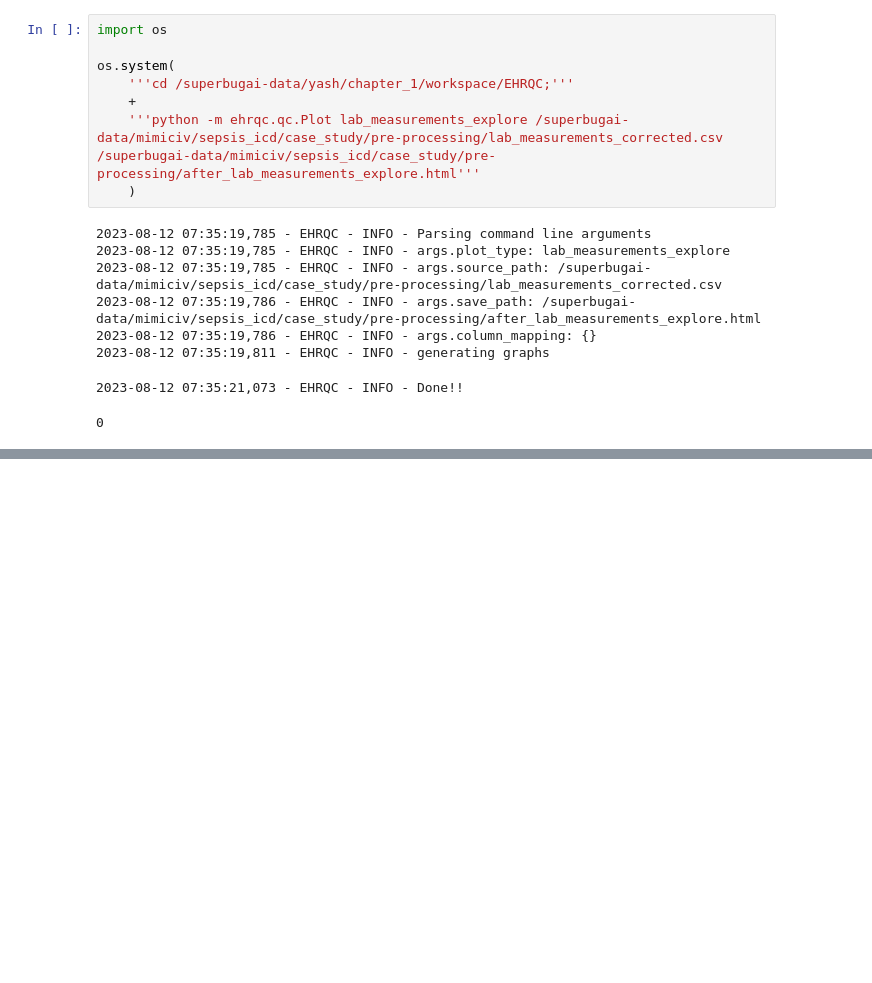
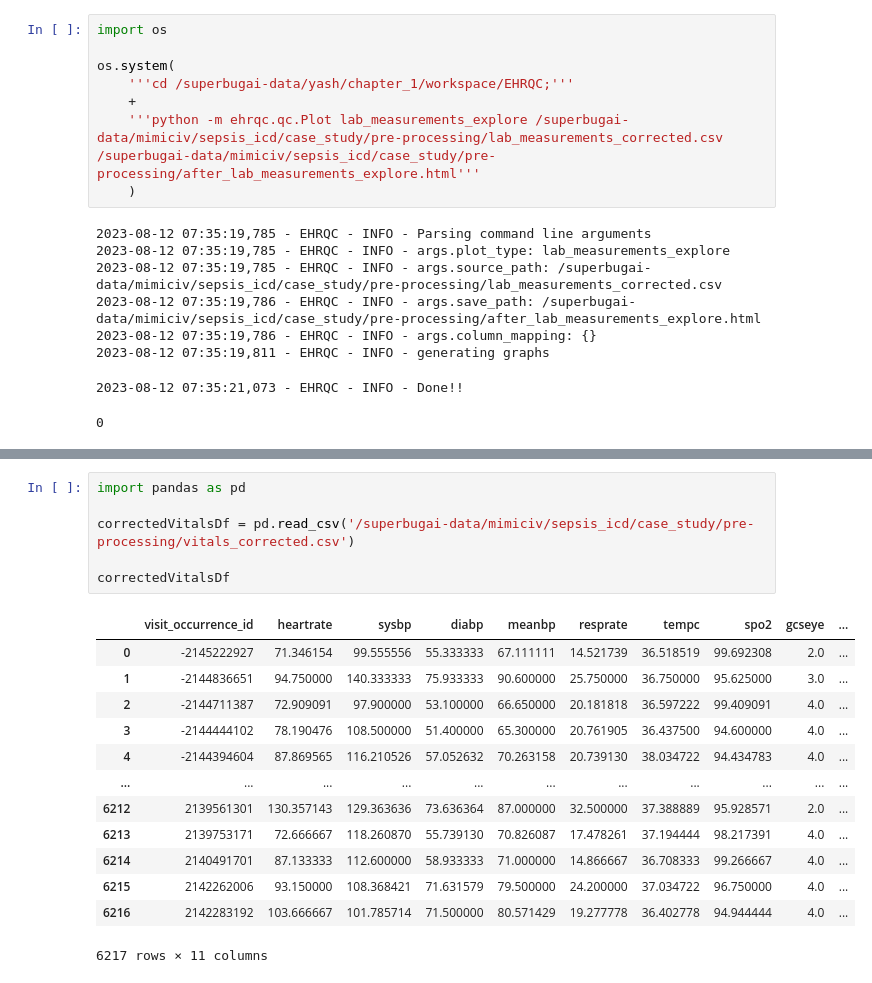
Before and after one commit to ryashpal/EHRQC, a Jupyter notebook: notebooks/python/case_study/sepsis_cohort_pre_processing.ipynb, the cells around one changed output, grey strips where cells are left out. Cells and saved outputs as stored; diff of their text form; blank space fills up the shorter version.

```diff
--- a/notebooks/python/case_study/sepsis_cohort_pre_processing.ipynb
+++ b/notebooks/python/case_study/sepsis_cohort_pre_processing.ipynb
@@ -403,0 +466,20 @@ os.system(
+# %%
+import pandas as pd
+
+correctedVitalsDf = pd.read_csv('/superbugai-data/mimiciv/sepsis_icd/case_study/pre-processing/vitals_corrected.csv')
+
+correctedVitalsDf
+# %% [output]
+|  | visit_occurrence_id | heartrate | sysbp | diabp | meanbp | resprate | tempc | spo2 | gcseye | ... |
+| 0 | -2145222927 | 71.346154 | 99.555556 | 55.333333 | 67.111111 | 14.521739 | 36.518519 | 99.692308 | 2.0 | ... |
+| 1 | -2144836651 | 94.750000 | 140.333333 | 75.933333 | 90.600000 | 25.750000 | 36.750000 | 95.625000 | 3.0 | ... |
+| 2 | -2144711387 | 72.909091 | 97.900000 | 53.100000 | 66.650000 | 20.181818 | 36.597222 | 99.409091 | 4.0 | ... |
+| 3 | -2144444102 | 78.190476 | 108.500000 | 51.400000 | 65.300000 | 20.761905 | 36.437500 | 94.600000 | 4.0 | ... |
+| 4 | -2144394604 | 87.869565 | 116.210526 | 57.052632 | 70.263158 | 20.739130 | 38.034722 | 94.434783 | 4.0 | ... |
+| ... | ... | ... | ... | ... | ... | ... | ... | ... | ... | ... |
+| 6212 | 2139561301 | 130.357143 | 129.363636 | 73.636364 | 87.000000 | 32.500000 | 37.388889 | 95.928571 | 2.0 | ... |
+| 6213 | 2139753171 | 72.666667 | 118.260870 | 55.739130 | 70.826087 | 17.478261 | 37.194444 | 98.217391 | 4.0 | ... |
+| 6214 | 2140491701 | 87.133333 | 112.600000 | 58.933333 | 71.000000 | 14.866667 | 36.708333 | 99.266667 | 4.0 | ... |
+| 6215 | 2142262006 | 93.150000 | 108.368421 | 71.631579 | 79.500000 | 24.200000 | 37.034722 | 96.750000 | 4.0 | ... |
+| 6216 | 2142283192 | 103.666667 | 101.785714 | 71.500000 | 80.571429 | 19.277778 | 36.402778 | 94.944444 | 4.0 | ... |
+6217 rows × 11 columns
```
Also changed, not shown: parts of 9 cells of this notebook.
